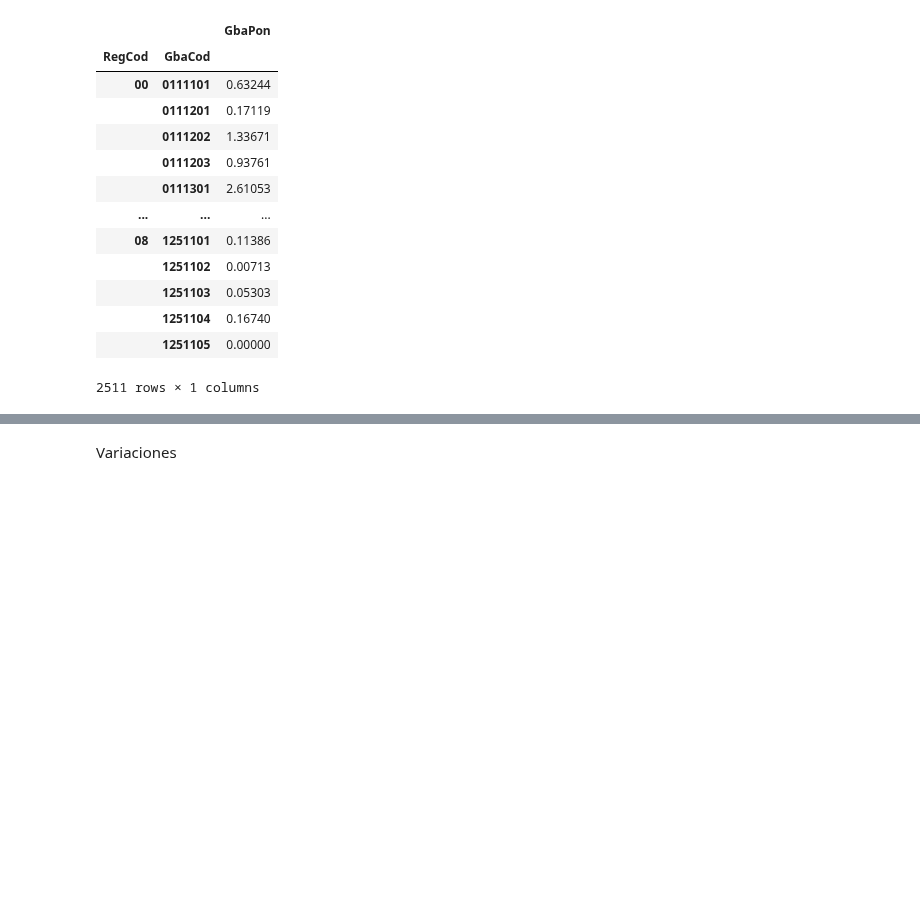
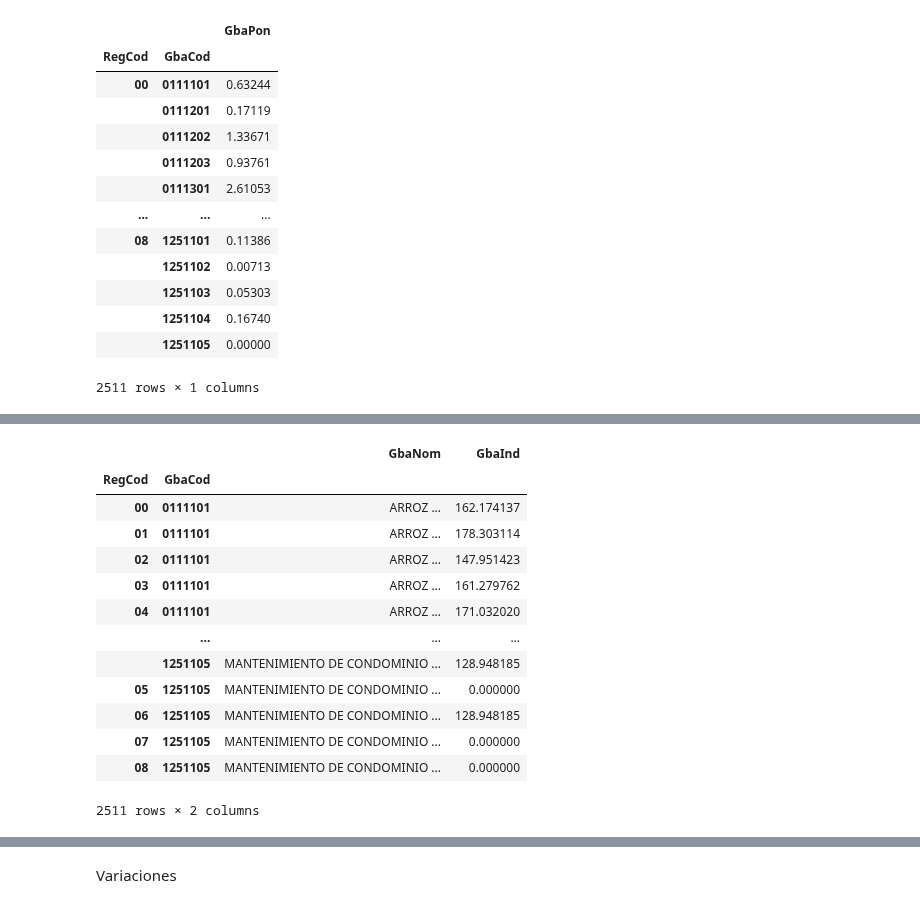
Before and after one commit to ShannonNCM/ComparacionCalculoIPC, a Jupyter notebook: IPC2024_base2010/ipc_2024.ipynb, the cells around one changed output, grey strips where cells are left out. Saved outputs shown, nothing was run; the diff lists cells and outputs as text; code cells hidden in the pictures; blank space fills up the shorter version.

```diff
--- a/IPC2024_base2010/ipc_2024.ipynb
+++ b/IPC2024_base2010/ipc_2024.ipynb
@@ -790,4 +775,21 @@ inddiv_rep #indice de division a nivel republica actual
 108 rows × 1 columns
+# %%
+Nombres(indprod_rep, 'Gba')
+# %% [output]
+|  |  | GbaNom | GbaInd |
+| RegCod | GbaCod |  |  |
+| 00 | 0111101 | ARROZ ... | 162.174137 |
+| 01 | 0111101 | ARROZ ... | 178.303114 |
+| 02 | 0111101 | ARROZ ... | 147.951423 |
+| 03 | 0111101 | ARROZ ... | 161.279762 |
+| 04 | 0111101 | ARROZ ... | 171.032020 |
+|  | ... | ... | ... |
+|  | 1251105 | MANTENIMIENTO DE CONDOMINIO ... | 128.948185 |
+| 05 | 1251105 | MANTENIMIENTO DE CONDOMINIO ... | 0.000000 |
+| 06 | 1251105 | MANTENIMIENTO DE CONDOMINIO ... | 128.948185 |
+| 07 | 1251105 | MANTENIMIENTO DE CONDOMINIO ... | 0.000000 |
+| 08 | 1251105 | MANTENIMIENTO DE CONDOMINIO ... | 0.000000 |
+2511 rows × 2 columns
 # %%
 def IPC(index, pond):
     indices = index.copy()
```
Also changed, not shown: parts of 31 cells of this notebook, 27 other files.
